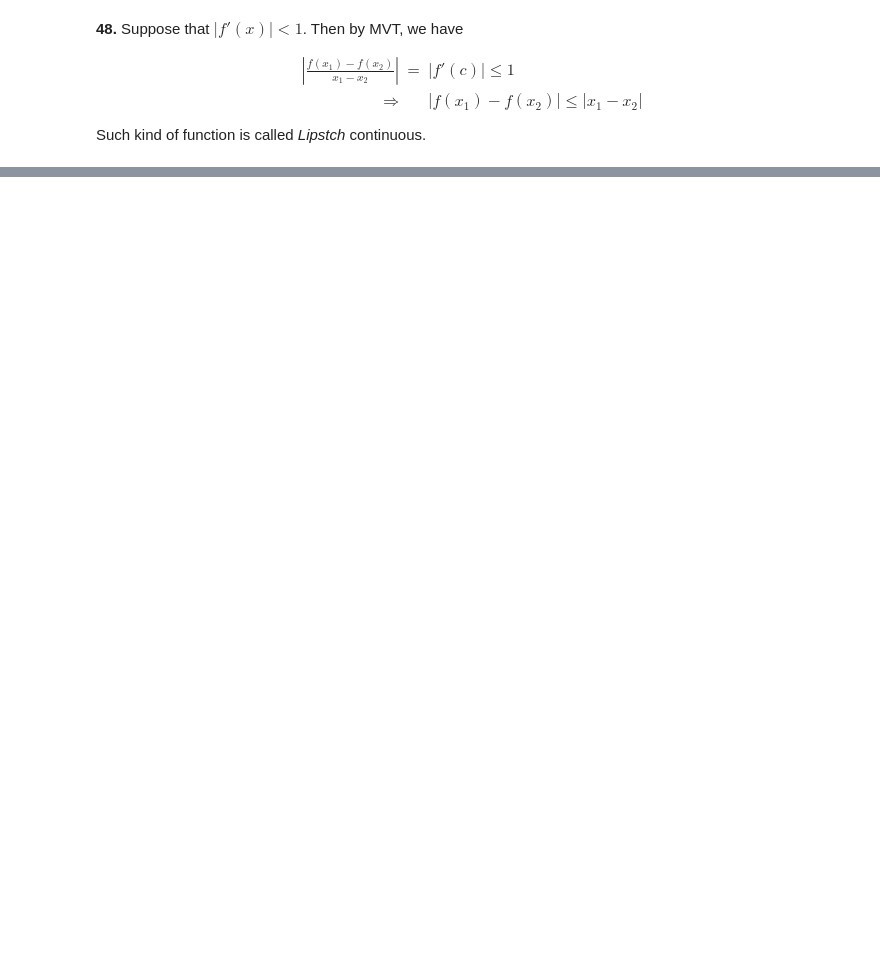
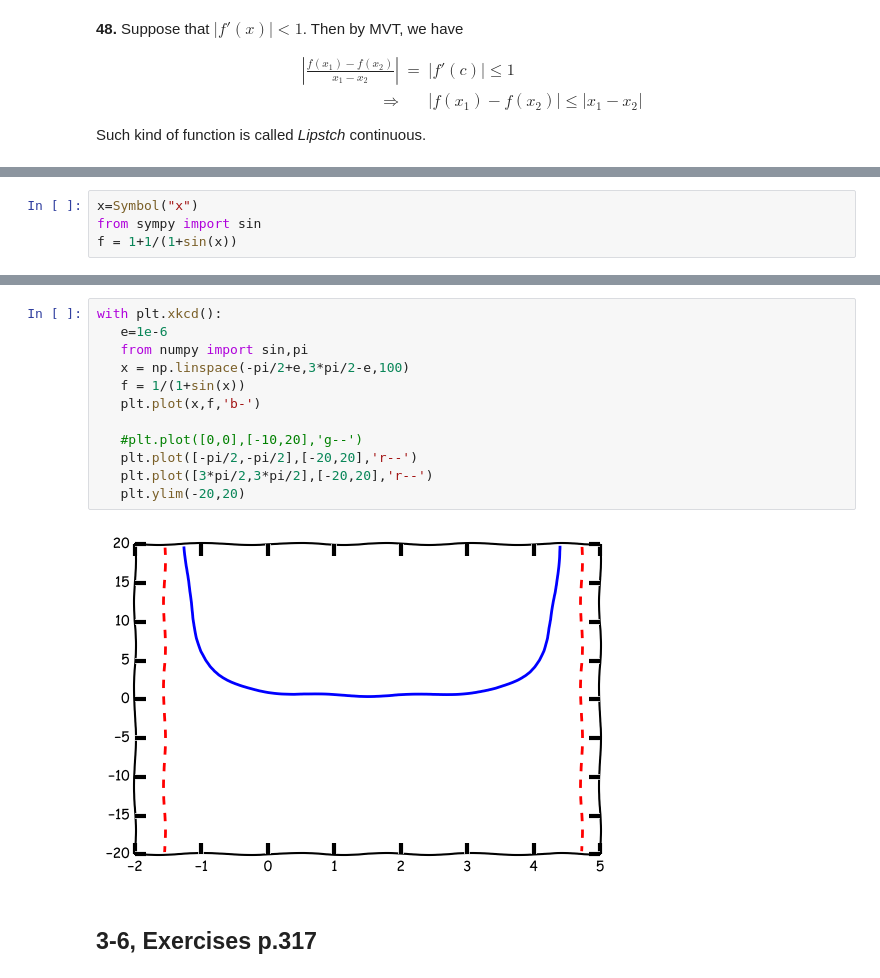
Before and after one commit to YJenAngela/2016-1, a Jupyter notebook: calculus/2 Applications of differentiation.ipynb, the cells around one changed output, grey strips where cells are left out. Drawn from its saved outputs; the diff is of its cells as text; blank space fills up the shorter version.

Commit message:
add exercise 3-5

```diff
--- a/calculus/2 Applications of differentiation.ipynb
+++ b/calculus/2 Applications of differentiation.ipynb
@@ -1674,0 +1813,4 @@ Such kind of function is called *Lipstch* continuous.
+# %%
+x=Symbol("x")
+from sympy import sin
+f = 1+1/(1+sin(x))
@@ -1674,0 +1834,17 @@ Such kind of function is called *Lipstch* continuous.
+# %%
+with plt.xkcd():
+   e=1e-6
+   from numpy import sin,pi
+   x = np.linspace(-pi/2+e,3*pi/2-e,100)
+   f = 1/(1+sin(x))
+   plt.plot(x,f,'b-')
+
+   #plt.plot([0,0],[-10,20],'g--')
+   plt.plot([-pi/2,-pi/2],[-20,20],'r--')
+   plt.plot([3*pi/2,3*pi/2],[-20,20],'r--')
+   plt.ylim(-20,20)
+# %% [output]
+[figure, added]
+# %% [markdown]
+3-6, Exercises p.317
+---
```
Also changed, not shown: parts of 36 cells of this notebook.
